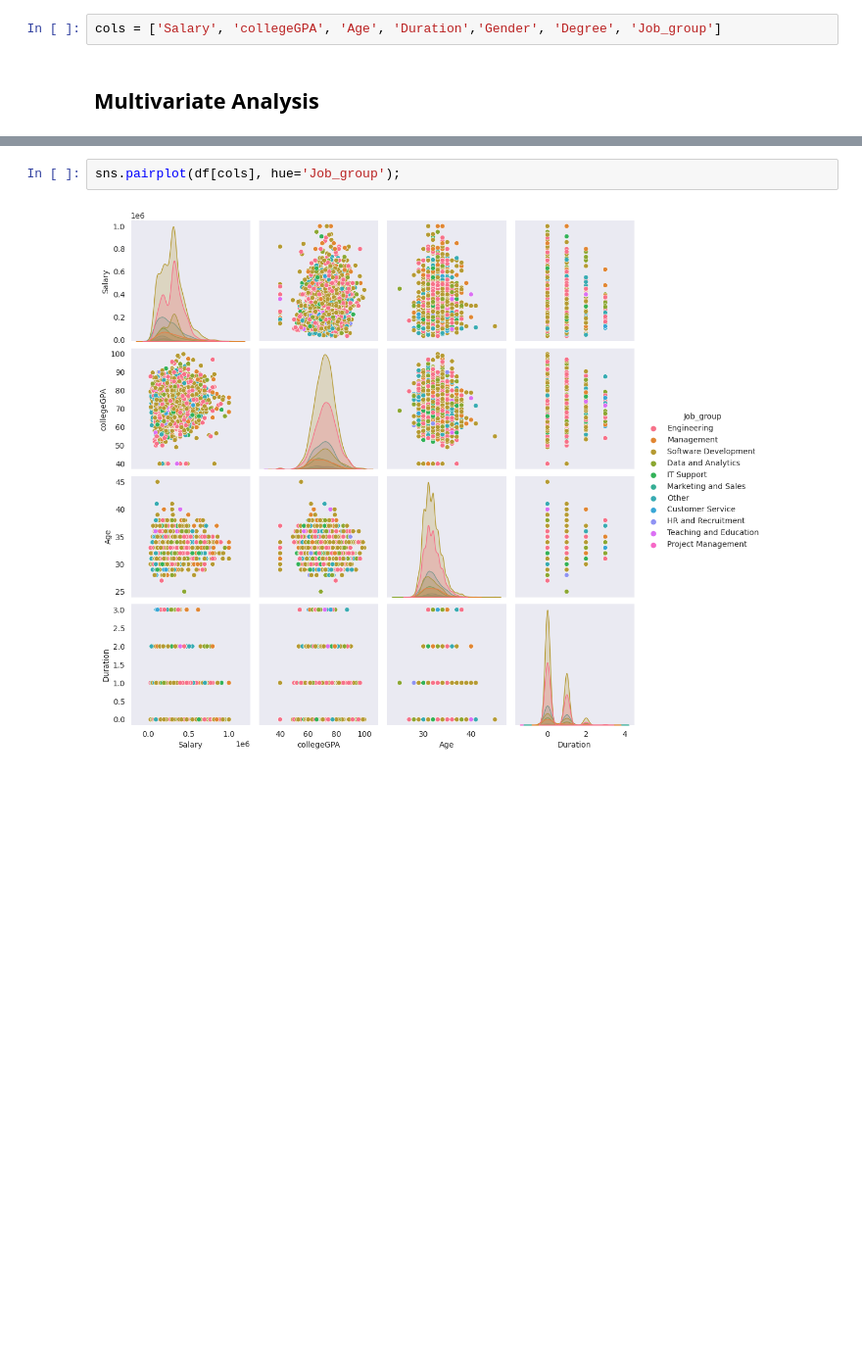
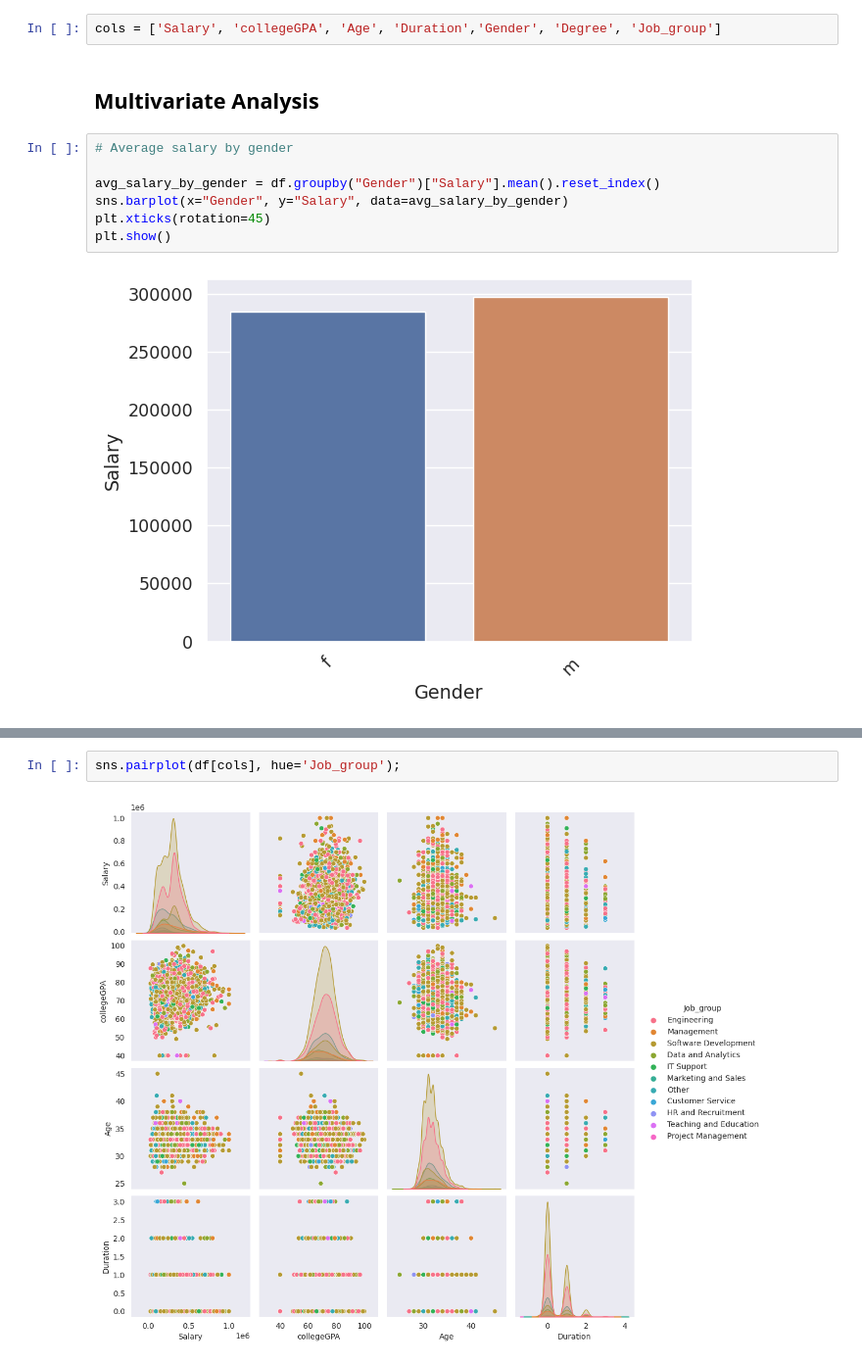
Before and after one commit to PerisN/Analysis-of-Employability-Outcomes, a Jupyter notebook: Employability_Outcomes.ipynb, the cells around one changed output, grey strips where cells are left out. Shown at 98% size. Cells and saved outputs as stored; diff of their text form; blank space fills up the shorter version.

```diff
--- a/Employability_Outcomes.ipynb
+++ b/Employability_Outcomes.ipynb
@@ -624,6 +625,15 @@ Name: Duration, dtype: float64
 cols = ['Salary', 'collegeGPA', 'Age', 'Duration','Gender', 'Degree', 'Job_group']
 # %% [markdown]
 ## **Multivariate Analysis**
+# %%
+# Average salary by gender
+
+avg_salary_by_gender = df.groupby("Gender")["Salary"].mean().reset_index()
+sns.barplot(x="Gender", y="Salary", data=avg_salary_by_gender)
+plt.xticks(rotation=45)
+plt.show()
+# %% [output]
+[figure, added]
 # %%
 sns.pairplot(df[cols], hue='Gender');
 # %% [output]
```
Also changed, not shown: parts of 7 cells of this notebook.
